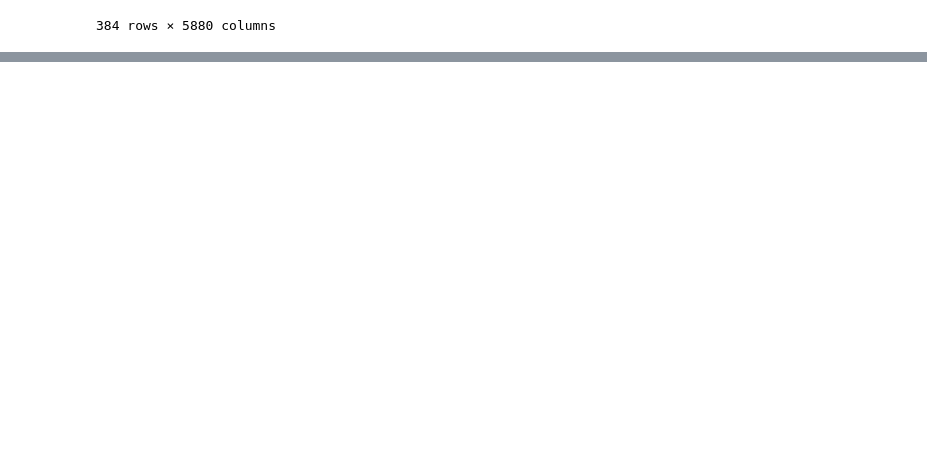
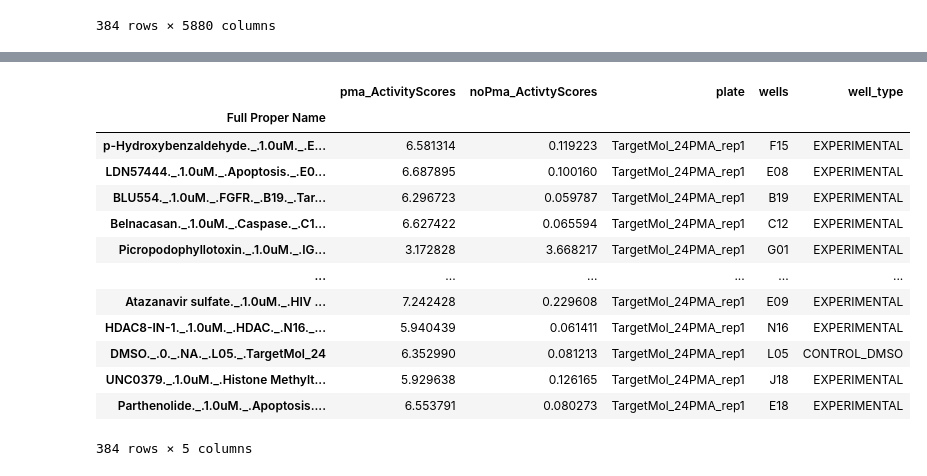
Before and after one commit to LokeyLab/QCGauntlet, a Jupyter notebook: test.ipynb, the cells around one changed output, grey strips where cells are left out. Drawn from its saved outputs; the diff is of its cells as text; code cells hidden in the pictures; blank space fills up the shorter version.

```diff
--- a/test.ipynb
+++ b/test.ipynb
@@ -90,0 +73,23 @@ display(newPma)
+# %%
+newPma = cpa.parsePlates(inDf=pma)
+newNoPma = cpa.parsePlates(inDf=noPma)
+splicedNewPma = newPma[newPma.index.get_level_values('plates').str.contains('TargetMol_24PMA_rep1')]
+splicedNewNoPma = newNoPma[newNoPma.index.get_level_values('plates').str.contains('TargetMol_24_rep1')]
+
+
+display(cpa.getPlateActivityScores(plate='24', compoundDf=splicedNewPma, noCompDf=splicedNewNoPma, map=key))
+# %% [output]
+|  | pma_ActivityScores | noPma_ActivtyScores | plate | wells | well_type |
+| Full Proper Name |  |  |  |  |  |
+| p-Hydroxybenzaldehyde._.1.0uM._.E... | 6.581314 | 0.119223 | TargetMol_24PMA_rep1 | F15 | EXPERIMENTAL |
+| LDN57444._.1.0uM._.Apoptosis._.E0... | 6.687895 | 0.100160 | TargetMol_24PMA_rep1 | E08 | EXPERIMENTAL |
+| BLU554._.1.0uM._.FGFR._.B19._.Tar... | 6.296723 | 0.059787 | TargetMol_24PMA_rep1 | B19 | EXPERIMENTAL |
+| Belnacasan._.1.0uM._.Caspase._.C1... | 6.627422 | 0.065594 | TargetMol_24PMA_rep1 | C12 | EXPERIMENTAL |
+| Picropodophyllotoxin._.1.0uM._.IG... | 3.172828 | 3.668217 | TargetMol_24PMA_rep1 | G01 | EXPERIMENTAL |
+| ... | ... | ... | ... | ... | ... |
+| Atazanavir sulfate._.1.0uM._.HIV ... | 7.242428 | 0.229608 | TargetMol_24PMA_rep1 | E09 | EXPERIMENTAL |
+| HDAC8-IN-1._.1.0uM._.HDAC._.N16._... | 5.940439 | 0.061411 | TargetMol_24PMA_rep1 | N16 | EXPERIMENTAL |
+| DMSO._.0._.NA._.L05._.TargetMol_24 | 6.352990 | 0.081213 | TargetMol_24PMA_rep1 | L05 | CONTROL_DMSO |
+| UNC0379._.1.0uM._.Histone Methylt... | 5.929638 | 0.126165 | TargetMol_24PMA_rep1 | J18 | EXPERIMENTAL |
+| Parthenolide._.1.0uM._.Apoptosis.... | 6.553791 | 0.080273 | TargetMol_24PMA_rep1 | E18 | EXPERIMENTAL |
+384 rows × 5 columns
```
Also changed, not shown: parts of 1 cell of this notebook, 2 other files.
